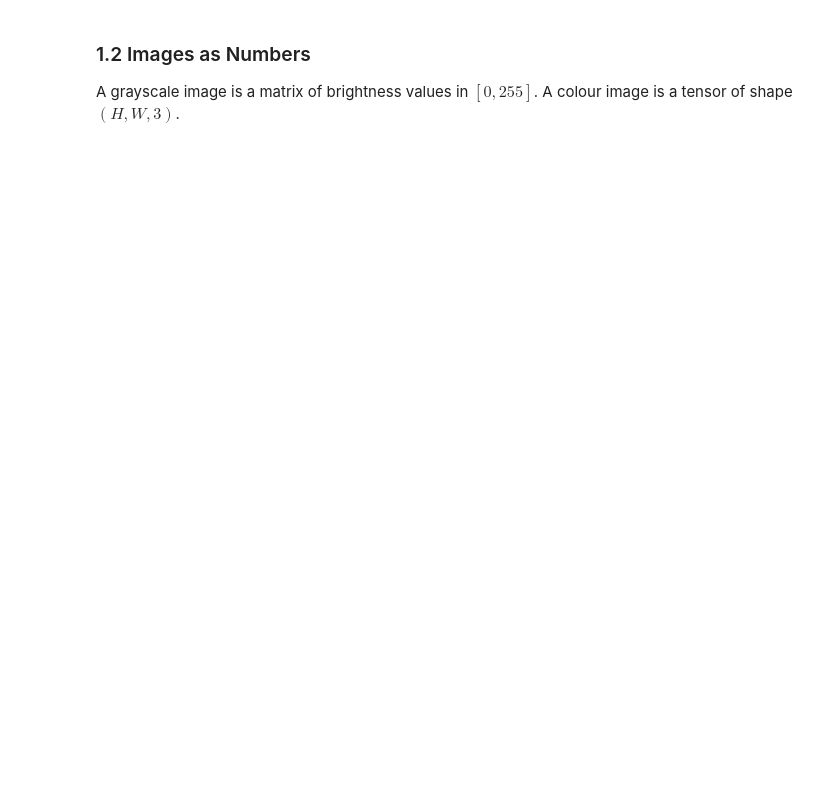
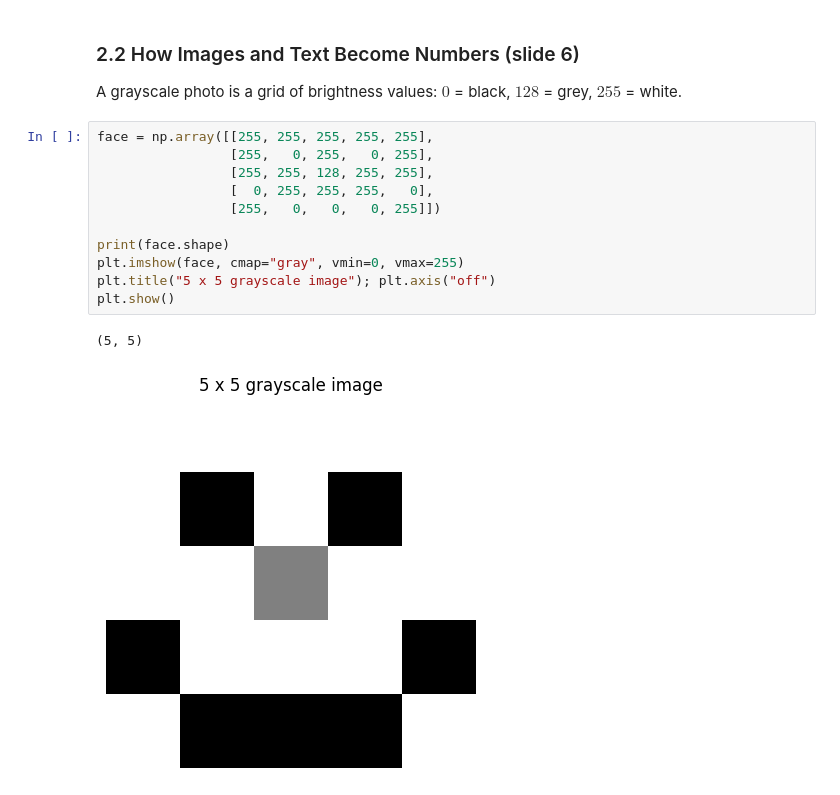
Before and after one commit to AdhiDevX369/ml-begginer, a Jupyter notebook: week2/Week_02_Maths_Behind_ML_Support.ipynb, the cells around one changed output. Cells and saved outputs as stored; diff of their text form; blank space fills up the shorter version.

```diff
--- a/week2/Week_02_Maths_Behind_ML_Support.ipynb
+++ b/week2/Week_02_Maths_Behind_ML_Support.ipynb
@@ -42,7 +76,21 @@ vector  ndim=1 shape=(3,)
 matrix  ndim=2 shape=(3, 3)
 tensor  ndim=3 shape=(4, 4, 3)
 # %% [markdown]
-### 1.2 Images as Numbers
+### 2.2 How Images and Text Become Numbers (slide 6)
 
-A grayscale image is a matrix of brightness values in $[0, 255]$. A colour image is a tensor of shape $(H, W, 3)$.
+A grayscale photo is a grid of brightness values: $0$ = black, $128$ = grey, $255$ = white.
+# %%
+face = np.array([[255, 255, 255, 255, 255],
+                 [255,   0, 255,   0, 255],
+                 [255, 255, 128, 255, 255],
+                 [  0, 255, 255, 255,   0],
+                 [255,   0,   0,   0, 255]])
+
+print(face.shape)
+plt.imshow(face, cmap="gray", vmin=0, vmax=255)
+plt.title("5 x 5 grayscale image"); plt.axis("off")
+plt.show()
+# %% [output]
+(5, 5)
+[figure, added]
 # %%
```
Also changed, not shown: parts of 105 cells of this notebook, 2 other files.
